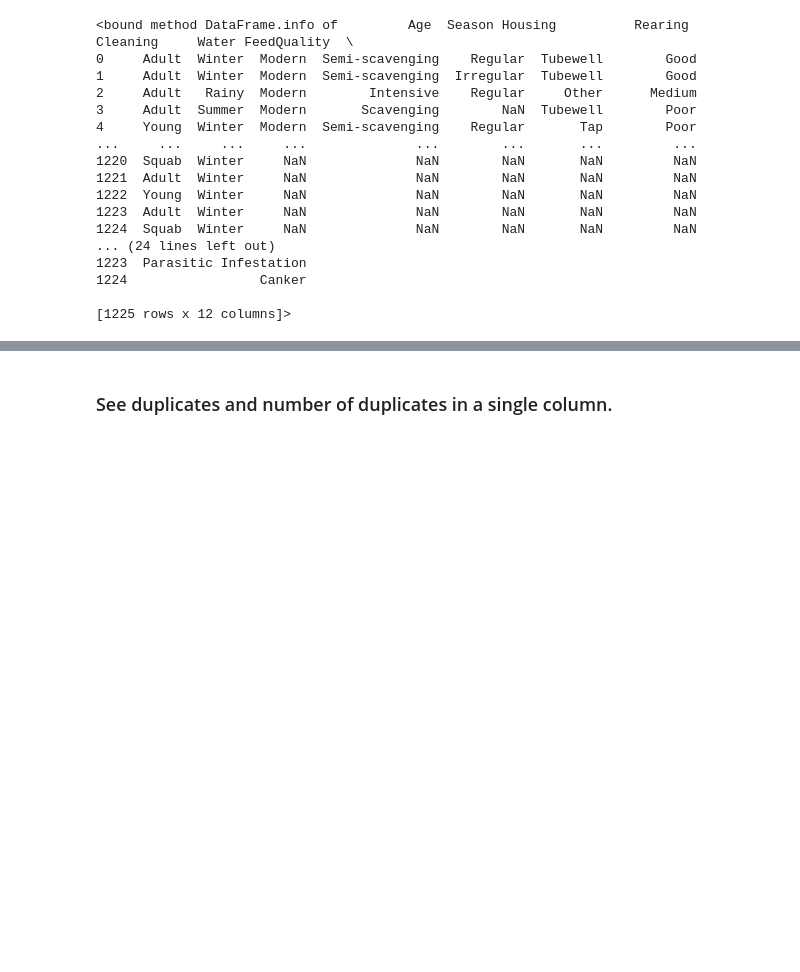
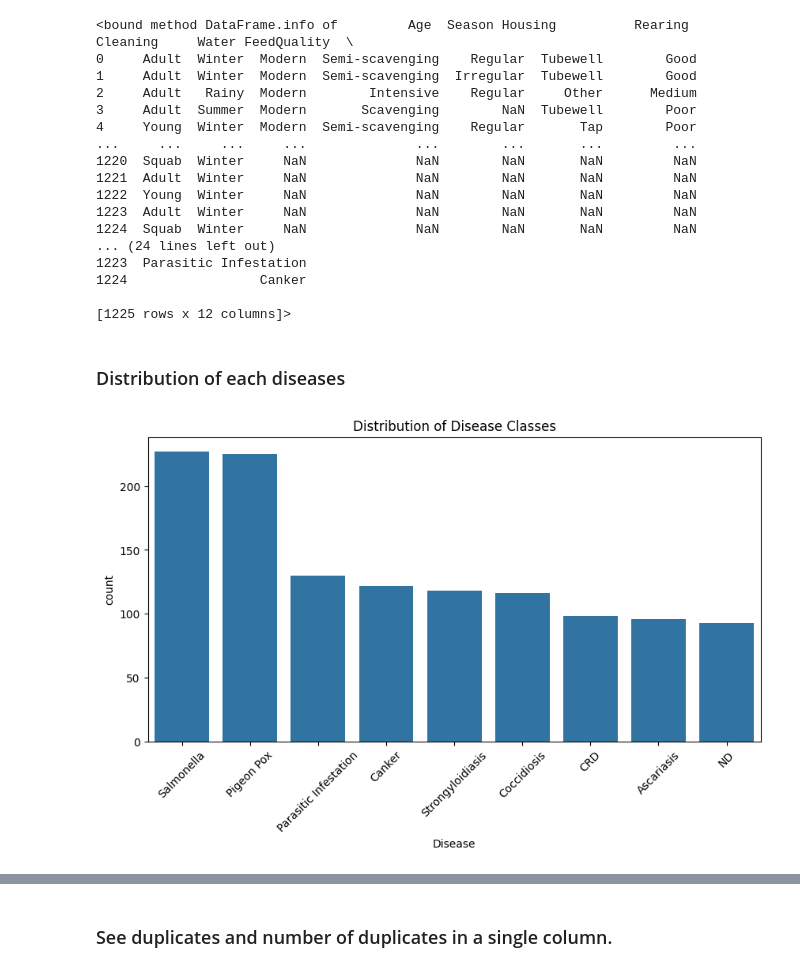
Before and after one commit to ashia-002/python-oop-pandas-numpy, a Jupyter notebook: Data_Exploration.ipynb, the cells around one changed output, grey strips where cells are left out. Saved outputs shown, nothing was run; the diff lists cells and outputs as text; code cells hidden in the pictures; blank space fills up the shorter version.

```diff
--- a/Data_Exploration.ipynb
+++ b/Data_Exploration.ipynb
@@ -59,3 +59,16 @@ print(df.info)
 1224                 Canker
 
 [1225 rows x 12 columns]>
+# %% [markdown]
+### Distribution of each diseases
+# %%
+import seaborn as sns
+import matplotlib.pyplot as plt
+
+plt.figure(figsize=(10,5))
+sns.countplot(data=df, x='Disease', order=df['Disease'].value_counts().index)
+plt.xticks(rotation=45)
+plt.title('Distribution of Disease Classes')
+plt.show()
+# %% [output]
+[figure, added]
```
Also changed, not shown: parts of 9 cells of this notebook.
